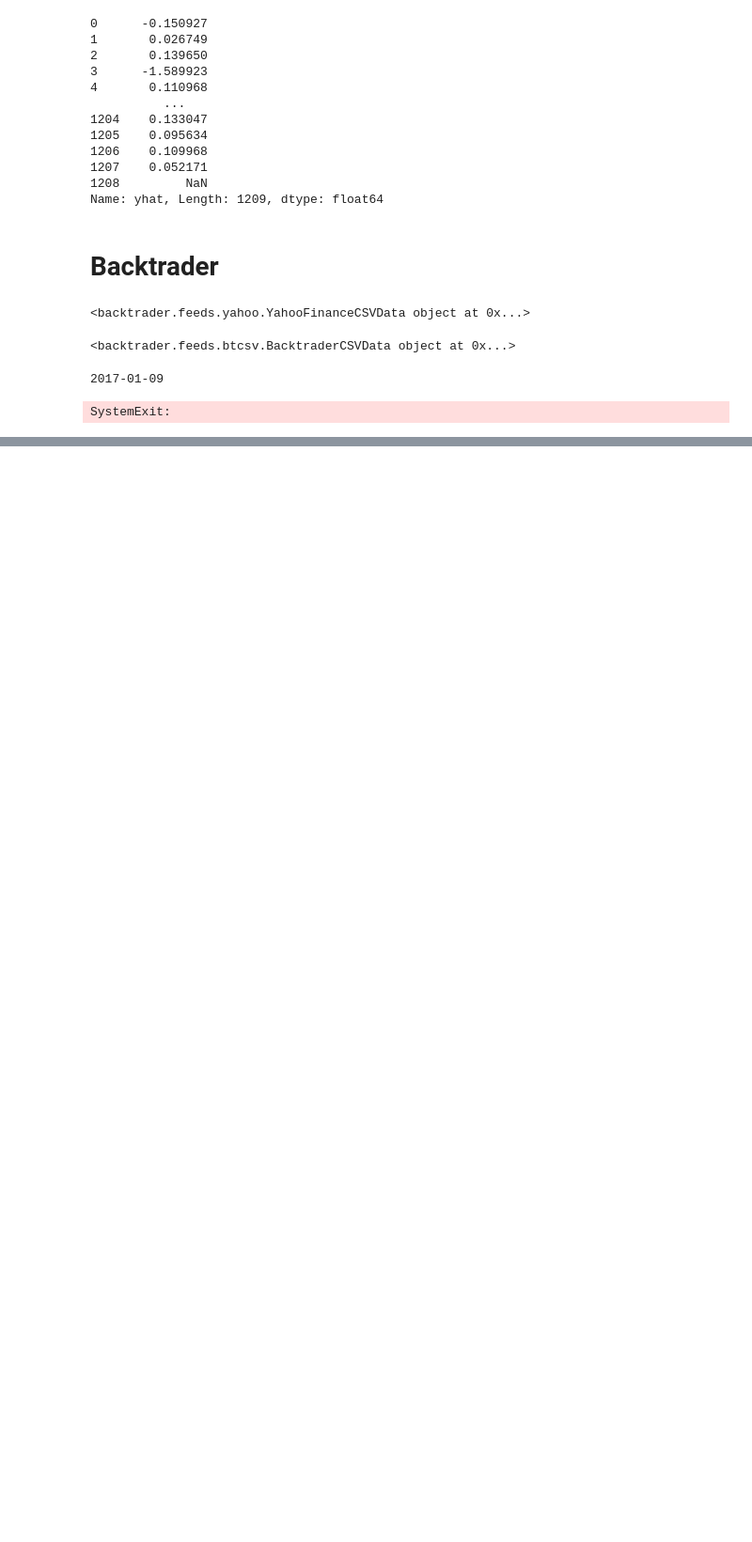
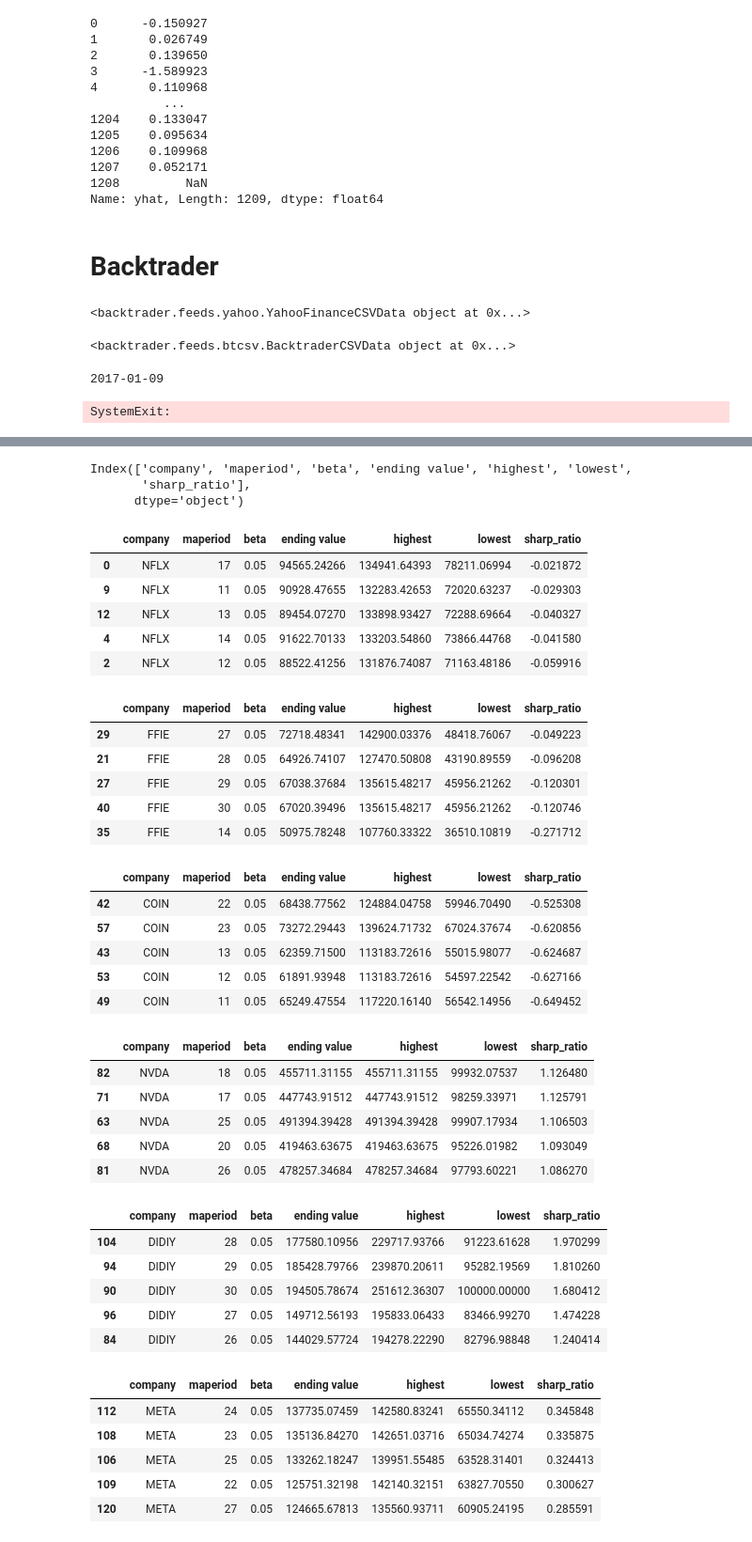
Before and after one commit to Lezcool/QT, a Jupyter notebook: code/debug.ipynb, the cells around one changed output, grey strips where cells are left out. Shown: that part at 94% size. Cells and saved outputs as stored; diff of their text form; code cells hidden in the pictures; blank space fills up the shorter version.

Commit message:
add sharp ratio

```diff
--- a/code/debug.ipynb
+++ b/code/debug.ipynb
@@ -507,0 +516,52 @@ SystemExit:
+# %%
+import pandas as pd
+sma_opt = pd.read_csv('/zhome/dc/1/174181/docs/QT/sma_results.csv')
+# %%
+sma_opt.columns
+# %% [output]
+Index(['company', 'maperiod', 'beta', 'ending value', 'highest', 'lowest',
+       'sharp_ratio'],
+      dtype='object')
+# %%
+for c in sma_opt.company.unique():
+    display(sma_opt.query('company == @c').sort_values(by='lowest', ascending=False).head(5))
+# %%
+for c in sma_opt.company.unique():
+    display(sma_opt.query('company == @c').sort_values(by='sharp_ratio', ascending=False).head(5))
+# %% [output]
+|  | company | maperiod | beta | ending value | highest | lowest | sharp_ratio |
+| 0 | NFLX | 17 | 0.05 | 94565.24266 | 134941.64393 | 78211.06994 | -0.021872 |
+| 9 | NFLX | 11 | 0.05 | 90928.47655 | 132283.42653 | 72020.63237 | -0.029303 |
+| 12 | NFLX | 13 | 0.05 | 89454.07270 | 133898.93427 | 72288.69664 | -0.040327 |
+| 4 | NFLX | 14 | 0.05 | 91622.70133 | 133203.54860 | 73866.44768 | -0.041580 |
+| 2 | NFLX | 12 | 0.05 | 88522.41256 | 131876.74087 | 71163.48186 | -0.059916 |
+|  | company | maperiod | beta | ending value | highest | lowest | sharp_ratio |
+| 29 | FFIE | 27 | 0.05 | 72718.48341 | 142900.03376 | 48418.76067 | -0.049223 |
+| 21 | FFIE | 28 | 0.05 | 64926.74107 | 127470.50808 | 43190.89559 | -0.096208 |
+| 27 | FFIE | 29 | 0.05 | 67038.37684 | 135615.48217 | 45956.21262 | -0.120301 |
+| 40 | FFIE | 30 | 0.05 | 67020.39496 | 135615.48217 | 45956.21262 | -0.120746 |
+| 35 | FFIE | 14 | 0.05 | 50975.78248 | 107760.33322 | 36510.10819 | -0.271712 |
+|  | company | maperiod | beta | ending value | highest | lowest | sharp_ratio |
+| 42 | COIN | 22 | 0.05 | 68438.77562 | 124884.04758 | 59946.70490 | -0.525308 |
+| 57 | COIN | 23 | 0.05 | 73272.29443 | 139624.71732 | 67024.37674 | -0.620856 |
+| 43 | COIN | 13 | 0.05 | 62359.71500 | 113183.72616 | 55015.98077 | -0.624687 |
+| 53 | COIN | 12 | 0.05 | 61891.93948 | 113183.72616 | 54597.22542 | -0.627166 |
+| 49 | COIN | 11 | 0.05 | 65249.47554 | 117220.16140 | 56542.14956 | -0.649452 |
+|  | company | maperiod | beta | ending value | highest | lowest | sharp_ratio |
+| 82 | NVDA | 18 | 0.05 | 455711.31155 | 455711.31155 | 99932.07537 | 1.126480 |
+| 71 | NVDA | 17 | 0.05 | 447743.91512 | 447743.91512 | 98259.33971 | 1.125791 |
+| 63 | NVDA | 25 | 0.05 | 491394.39428 | 491394.39428 | 99907.17934 | 1.106503 |
+| 68 | NVDA | 20 | 0.05 | 419463.63675 | 419463.63675 | 95226.01982 | 1.093049 |
+| 81 | NVDA | 26 | 0.05 | 478257.34684 | 478257.34684 | 97793.60221 | 1.086270 |
+|  | company | maperiod | beta | ending value | highest | lowest | sharp_ratio |
+| 104 | DIDIY | 28 | 0.05 | 177580.10956 | 229717.93766 | 91223.61628 | 1.970299 |
+| 94 | DIDIY | 29 | 0.05 | 185428.79766 | 239870.20611 | 95282.19569 | 1.810260 |
+| 90 | DIDIY | 30 | 0.05 | 194505.78674 | 251612.36307 | 100000.00000 | 1.680412 |
+| 96 | DIDIY | 27 | 0.05 | 149712.56193 | 195833.06433 | 83466.99270 | 1.474228 |
+| 84 | DIDIY | 26 | 0.05 | 144029.57724 | 194278.22290 | 82796.98848 | 1.240414 |
+|  | company | maperiod | beta | ending value | highest | lowest | sharp_ratio |
+| 112 | META | 24 | 0.05 | 137735.07459 | 142580.83241 | 65550.34112 | 0.345848 |
+| 108 | META | 23 | 0.05 | 135136.84270 | 142651.03716 | 65034.74274 | 0.335875 |
+| 106 | META | 25 | 0.05 | 133262.18247 | 139951.55485 | 63528.31401 | 0.324413 |
+| 109 | META | 22 | 0.05 | 125751.32198 | 142140.32151 | 63827.70550 | 0.300627 |
+| 120 | META | 27 | 0.05 | 124665.67813 | 135560.93711 | 60905.24195 | 0.285591 |
```
Also changed, not shown: parts of 3 cells of this notebook, 6 other files.
